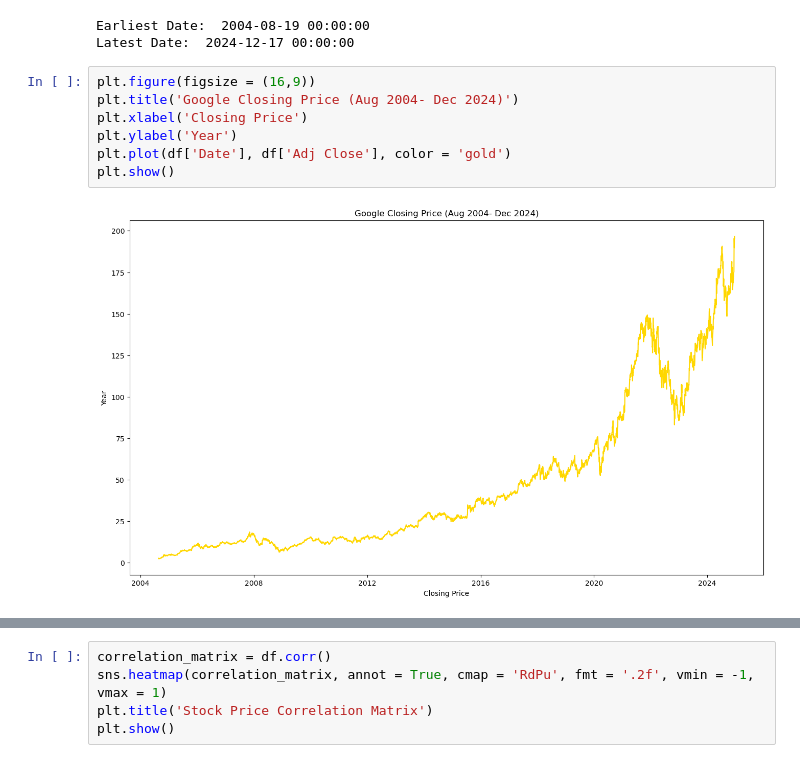
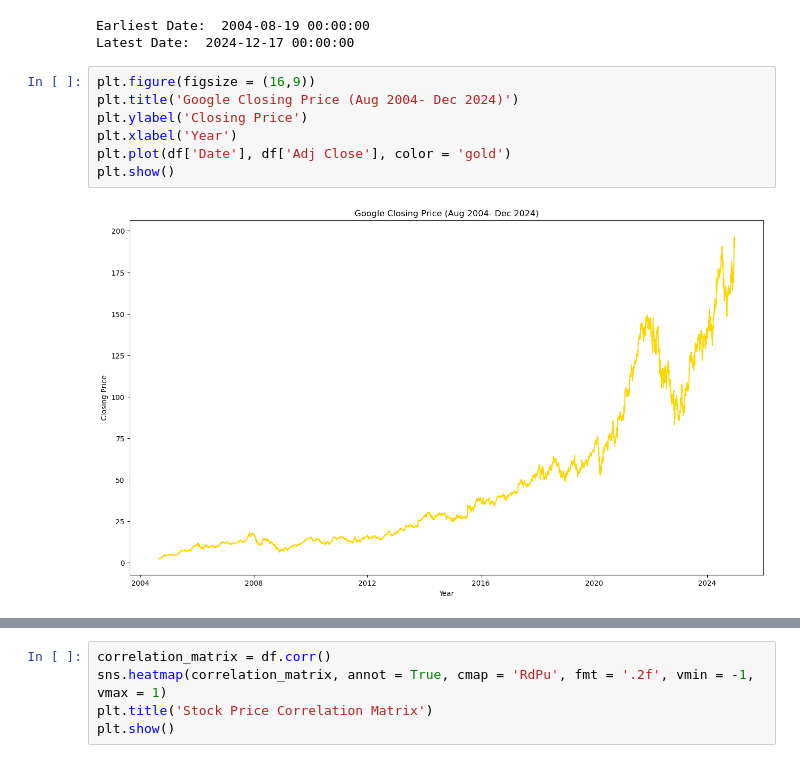
Before and after one commit to jisoawe/ltsm_google_stock, a Jupyter notebook: Google_Stock_LSTM.ipynb, the cells around one changed output, grey strips where cells are left out. Saved outputs shown, nothing was run; the diff lists cells and outputs as text.

```diff
--- a/Google_Stock_LSTM.ipynb
+++ b/Google_Stock_LSTM.ipynb
@@ -77,12 +77,12 @@ Latest Date:  2024-12-17 00:00:00
 # %%
 plt.figure(figsize = (16,9))
 plt.title('Google Closing Price (Aug 2004- Dec 2024)')
-plt.xlabel('Closing Price')
-plt.ylabel('Year')
+plt.ylabel('Closing Price')
+plt.xlabel('Year')
 plt.plot(df['Date'], df['Adj Close'], color = 'gold')
 plt.show()
 # %% [output]
-[figure, old version]
+[figure, new version]
 # %%
 plt.figure(figsize = (16,9))
 plt.title('Google Closing Price (Aug 2004- Dec 2024)')
```
Also changed, not shown: parts of 2 cells of this notebook.
